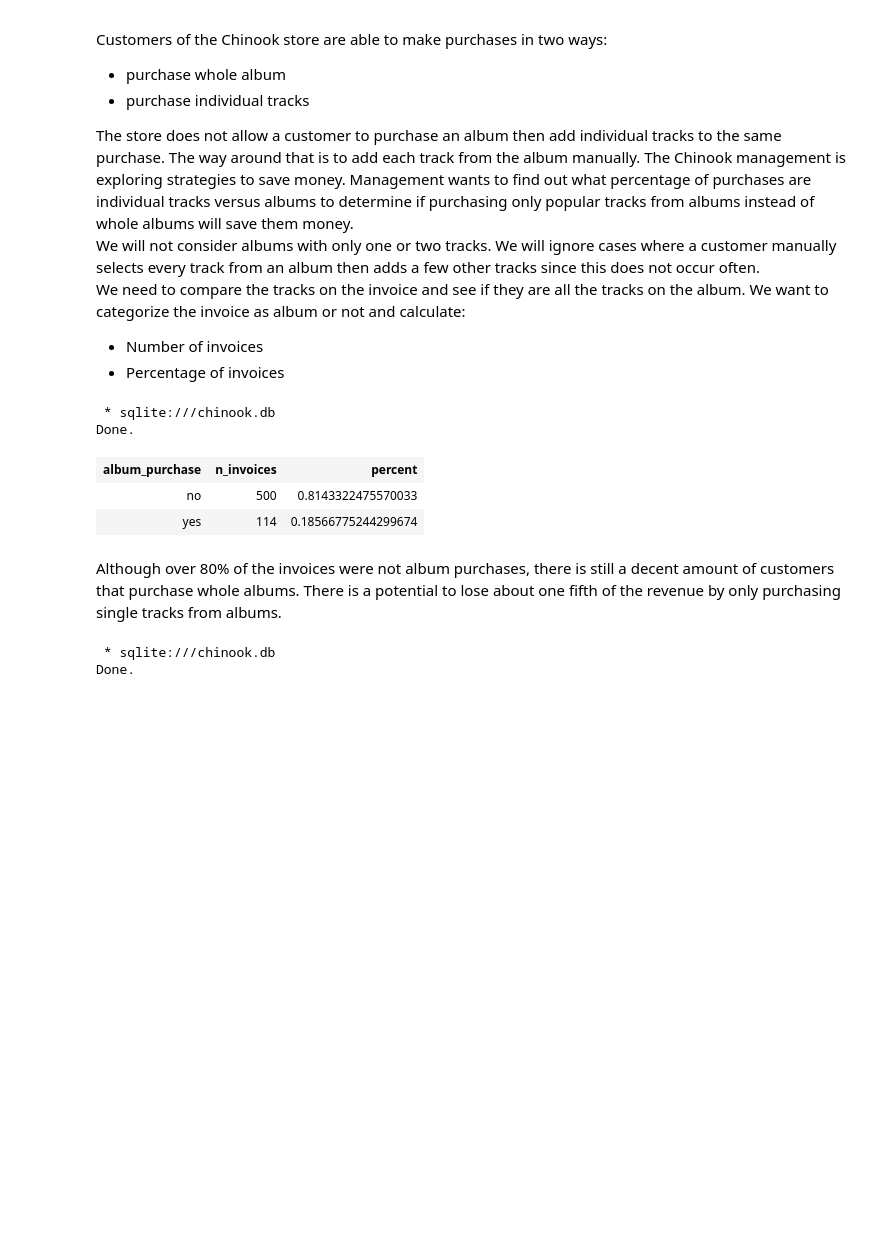
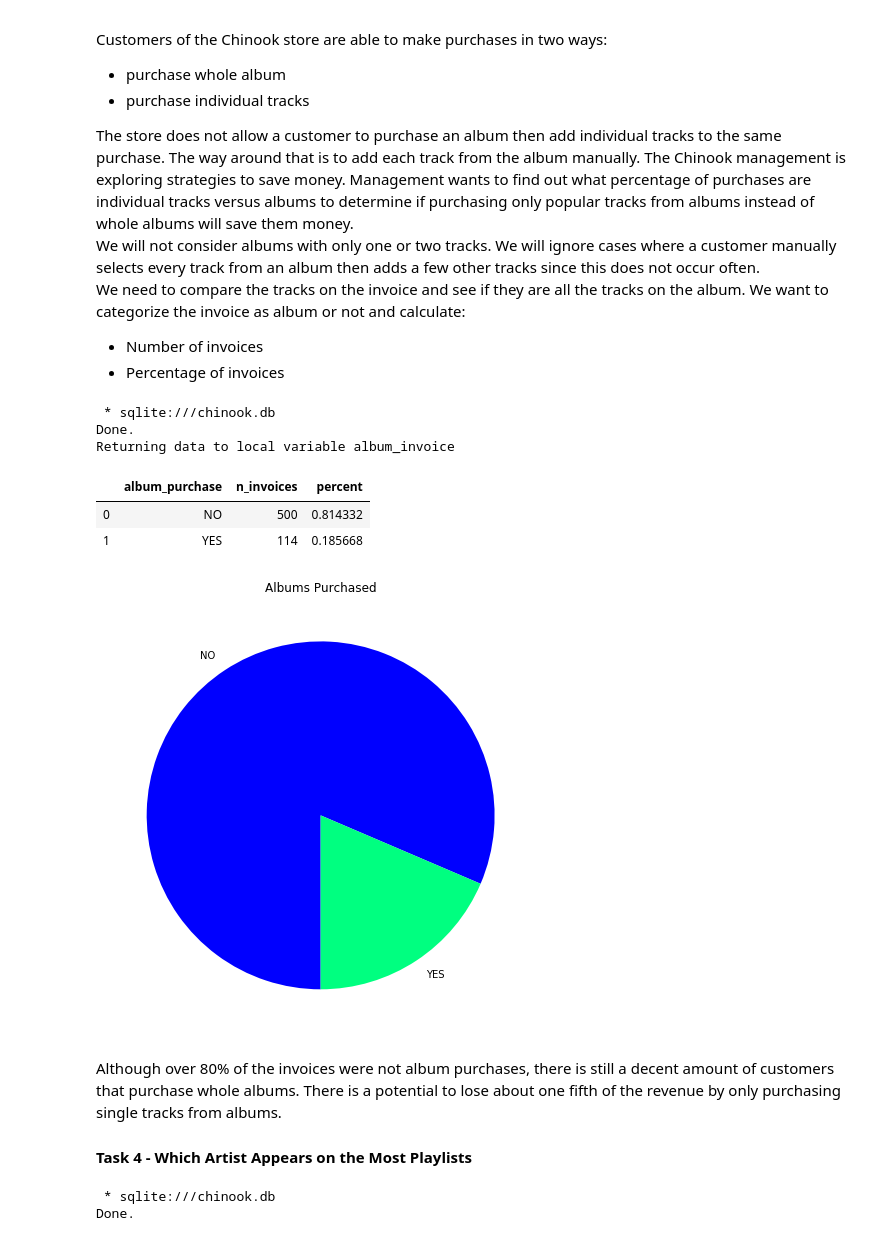
Before and after one commit to tehila440/answering_business_questions_sql, a Jupyter notebook: 4.2_answering_business_questions_sql.ipynb, the cells around one changed output. Saved outputs shown, nothing was run; the diff lists cells and outputs as text; code cells hidden in the pictures; blank space fills up the shorter version.

Commit message:
added visualizations, updated README

```diff
--- a/4.2_answering_business_questions_sql.ipynb
+++ b/4.2_answering_business_questions_sql.ipynb
@@ -279,7 +275,7 @@ We need to compare the tracks on the invoice and see if they are all the tracks
 * Number of invoices
 * Percentage of invoices
 # %%
-%%sql
+%%sql album_invoice <<
 
 WITH invoice_first_track AS
     (
@@ -326,8 +322,8 @@ FROM
                                                         WHERE t2.track_id = ift.first_track_id
                                                         )
                 ) IS NULL
-            THEN 'yes'
-            ELSE 'no'
+            THEN 'YES'
+            ELSE 'NO'
         END AS 'album_purchase'
     FROM invoice_first_track ift
     )
@@ -335,11 +331,26 @@ GROUP BY album_purchase;
 # %% [output]
  * sqlite:///chinook.db
 Done.
+Returning data to local variable album_invoice
-| album_purchase | n_invoices | percent |
-| no | 500 | 0.8143322475570033 |
-| yes | 114 | 0.18566775244299674 |
+# %%
+album_invoice_df = album_invoice.DataFrame()
+album_invoice_df
+# %% [output]
+|  | album_purchase | n_invoices | percent |
+| 0 | NO | 500 | 0.814332 |
+| 1 | YES | 114 | 0.185668 |
+# %%
+album_invoice_df.set_index("album_purchase",drop=True, inplace=True)
+# %%
+albums=album_invoice_df['n_invoices'].copy().rename('')
+albums.plot.pie(title='Albums Purchased',colormap=plt.cm.winter,
+        counterclock=False, startangle= -90, fontsize=10,wedgeprops={'linewidth':0},figsize=(10,8))
+plt.show()
+# %% [output]
+[figure, added]
 # %% [markdown]
-Although over 80% of the invoices were not album purchases, there is still a decent amount of customers that purchase whole albums.  There is a potential to lose about one fifth of the revenue by only purchasing single tracks from albums.
+Although over 80% of the invoices were not album purchases, there is still a decent amount of customers that purchase whole albums.  There is a potential to lose about one fifth of the revenue by only purchasing single tracks from albums.<br>
+#### Task 4 - Which Artist Appears on the Most Playlists
 # %%
 %%sql
 SELECT
```
Also changed, not shown: parts of 14 cells of this notebook, 1 other file.
